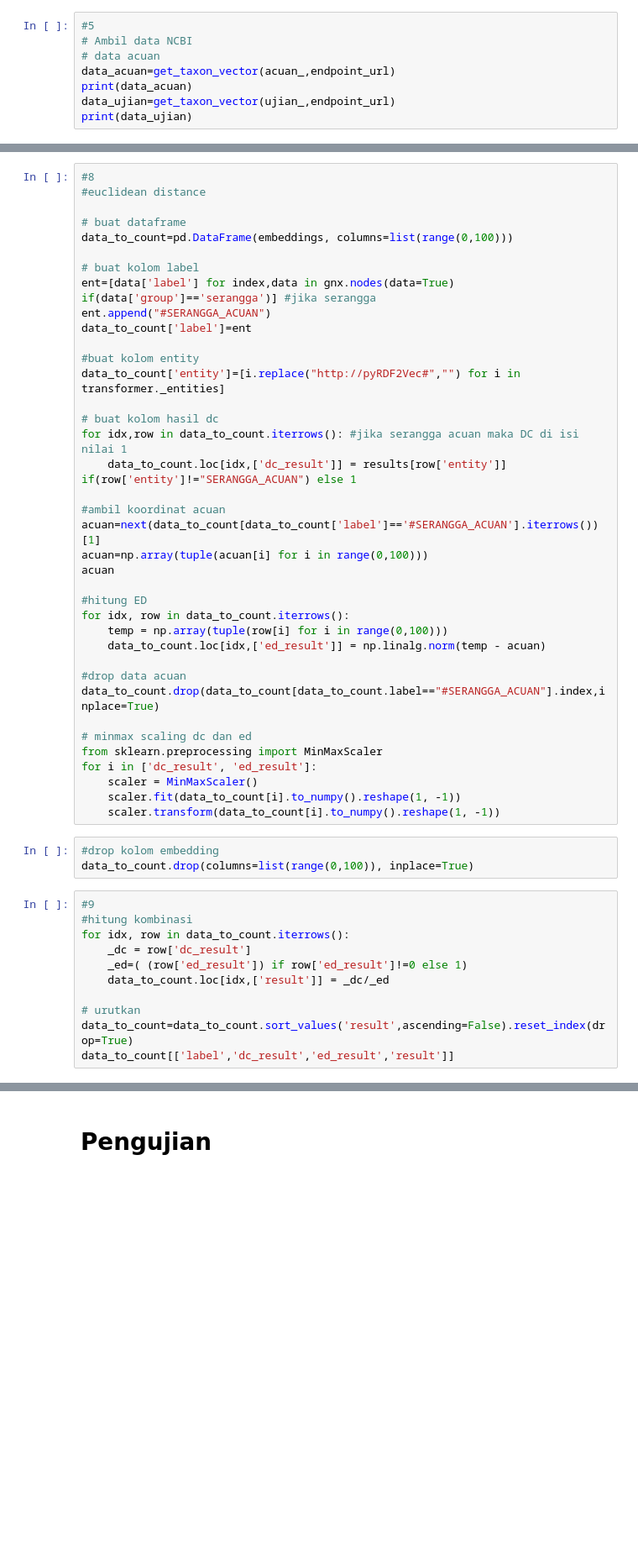
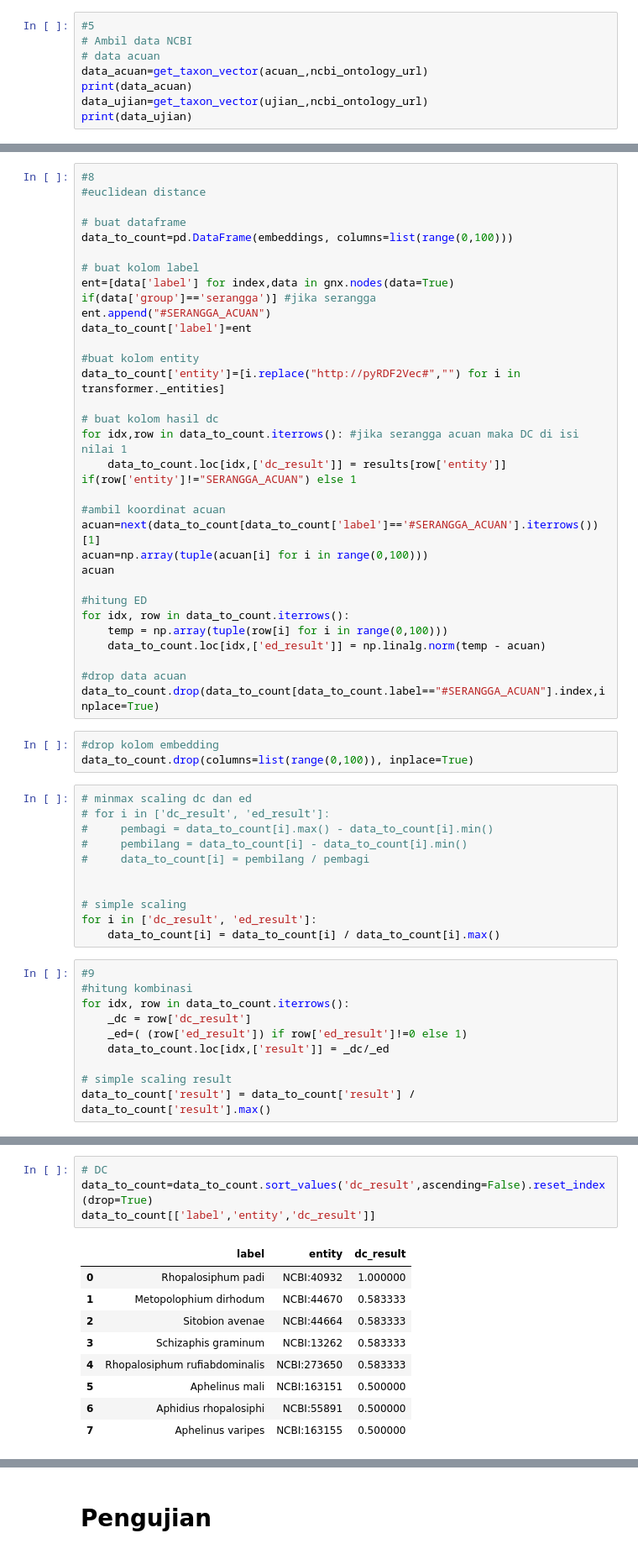
Before and after one commit to kikiraihan/plant-virus-vector, a Jupyter notebook: proses_modulated_7_maret_2023.ipynb, the cells around one changed output, grey strips where cells are left out. Shown at 84% size. Saved outputs shown, nothing was run; the diff lists cells and outputs as text; blank space fills up the shorter version.

```diff
--- a/proses_modulated_7_maret_2023.ipynb
+++ b/proses_modulated_7_maret_2023.ipynb
@@ -402,8 +366,8 @@ for i in [dc_serangga[0][2]]:#["NCBI:33377","NCBI:7036","NCBI:7038","NCBI:65032"
 #5
 # Ambil data NCBI
 # data acuan
-data_acuan=get_taxon_vector(acuan_,endpoint_url)
+data_acuan=get_taxon_vector(acuan_,ncbi_ontology_url)
 print(data_acuan)
-data_ujian=get_taxon_vector(ujian_,endpoint_url)
+data_ujian=get_taxon_vector(ujian_,ncbi_ontology_url)
 print(data_ujian)
 # %% [output]
@@ -529,16 +497,20 @@ for idx, row in data_to_count.iterrows():
 
 #drop data acuan
 data_to_count.drop(data_to_count[data_to_count.label=="#SERANGGA_ACUAN"].index,inplace=True)
-
-# minmax scaling dc dan ed
-from sklearn.preprocessing import MinMaxScaler
-for i in ['dc_result', 'ed_result']:
-    scaler = MinMaxScaler()
-    scaler.fit(data_to_count[i].to_numpy().reshape(1, -1))
-    scaler.transform(data_to_count[i].to_numpy().reshape(1, -1))
 # %%
 #drop kolom embedding
 data_to_count.drop(columns=list(range(0,100)), inplace=True)
+# %%
+# minmax scaling dc dan ed
+# for i in ['dc_result', 'ed_result']:
+#     pembagi = data_to_count[i].max() - data_to_count[i].min()
+#     pembilang = data_to_count[i] - data_to_count[i].min()
+#     data_to_count[i] = pembilang / pembagi
+
+
+# simple scaling
+for i in ['dc_result', 'ed_result']:
+    data_to_count[i] = data_to_count[i] / data_to_count[i].max()
 # %%
 #9
 #hitung kombinasi
@@ -547,6 +519,5 @@ for idx, row in data_to_count.iterrows():
     _ed=( (row['ed_result']) if row['ed_result']!=0 else 1)
     data_to_count.loc[idx,['result']] = _dc/_ed
 
-# urutkan
-data_to_count=data_to_count.sort_values('result',ascending=False).reset_index(drop=True)
-data_to_count[['label','dc_result','ed_result','result']]
+# simple scaling result
+data_to_count['result'] = data_to_count['result'] / data_to_count['result'].max()
@@ -590 +524,15 @@ data_to_count[['label','dc_result','ed_result','result']]
+# %%
+# DC
+data_to_count=data_to_count.sort_values('dc_result',ascending=False).reset_index(drop=True)
+data_to_count[['label','entity','dc_result']]
+# %% [output]
+|  | label | entity | dc_result |
+| 0 | Rhopalosiphum padi | NCBI:40932 | 1.000000 |
+| 1 | Metopolophium dirhodum | NCBI:44670 | 0.583333 |
+| 2 | Sitobion avenae | NCBI:44664 | 0.583333 |
+| 3 | Schizaphis graminum | NCBI:13262 | 0.583333 |
+| 4 | Rhopalosiphum rufiabdominalis | NCBI:273650 | 0.583333 |
+| 5 | Aphelinus mali | NCBI:163151 | 0.500000 |
+| 6 | Aphidius rhopalosiphi | NCBI:55891 | 0.500000 |
+| 7 | Aphelinus varipes | NCBI:163155 | 0.500000 |
 # %%
```
Also changed, not shown: parts of 38 cells of this notebook, 39 other files.
